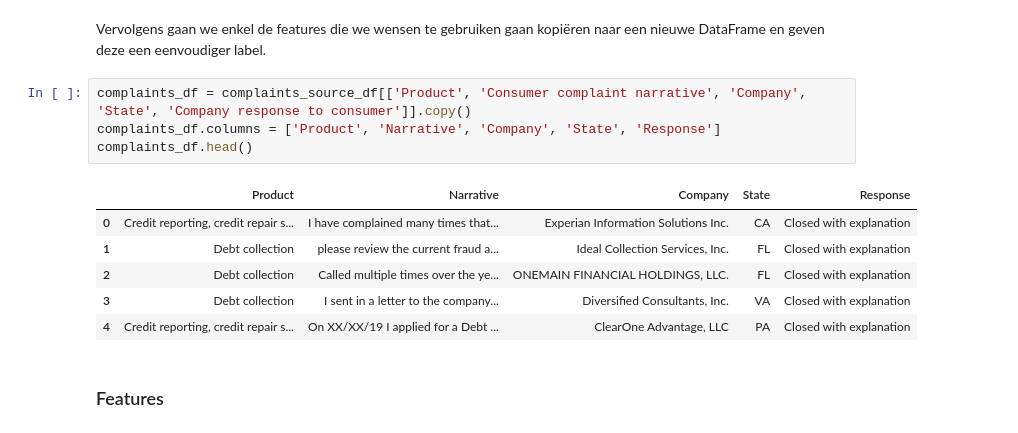
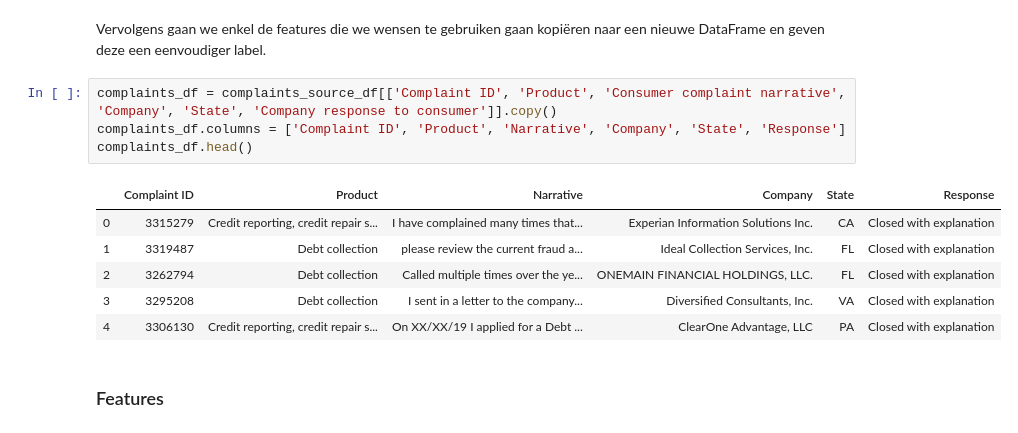
Before and after one commit to WouterStemgee/applied-machine-learning-consumer-complaints-database, a Jupyter notebook: sprint3/sprint3.ipynb, the cells around one changed output. Drawn from its saved outputs; the diff is of its cells as text.

```diff
--- a/sprint3/sprint3.ipynb
+++ b/sprint3/sprint3.ipynb
@@ -46,16 +46,16 @@ complaints_source_df.head()
 # %% [markdown]
 Vervolgens gaan we enkel de features die we wensen te gebruiken gaan kopiëren naar een nieuwe DataFrame en geven deze een eenvoudiger label.
 # %%
-complaints_df = complaints_source_df[['Product', 'Consumer complaint narrative', 'Company', 'State', 'Company response to consumer']].copy()
-complaints_df.columns = ['Product', 'Narrative', 'Company', 'State', 'Response']
+complaints_df = complaints_source_df[['Complaint ID', 'Product', 'Consumer complaint narrative', 'Company', 'State', 'Company response to consumer']].copy()
+complaints_df.columns = ['Complaint ID', 'Product', 'Narrative', 'Company', 'State', 'Response']
 complaints_df.head()
 # %% [output]
-|  | Product | Narrative | Company | State | Response |
-| 0 | Credit reporting, credit repair s... | I have complained many times that... | Experian Information Solutions Inc. | CA | Closed with explanation |
-| 1 | Debt collection | please review the current fraud a... | Ideal Collection Services, Inc. | FL | Closed with explanation |
-| 2 | Debt collection | Called multiple times over the ye... | ONEMAIN FINANCIAL HOLDINGS, LLC. | FL | Closed with explanation |
-| 3 | Debt collection | I sent in a letter to the company... | Diversified Consultants, Inc. | VA | Closed with explanation |
-| 4 | Credit reporting, credit repair s... | On XX/XX/19 I applied for a Debt ... | ClearOne Advantage, LLC | PA | Closed with explanation |
+|  | Complaint ID | Product | Narrative | Company | State | Response |
+| 0 | 3315279 | Credit reporting, credit repair s... | I have complained many times that... | Experian Information Solutions Inc. | CA | Closed with explanation |
+| 1 | 3319487 | Debt collection | please review the current fraud a... | Ideal Collection Services, Inc. | FL | Closed with explanation |
+| 2 | 3262794 | Debt collection | Called multiple times over the ye... | ONEMAIN FINANCIAL HOLDINGS, LLC. | FL | Closed with explanation |
+| 3 | 3295208 | Debt collection | I sent in a letter to the company... | Diversified Consultants, Inc. | VA | Closed with explanation |
+| 4 | 3306130 | Credit reporting, credit repair s... | On XX/XX/19 I applied for a Debt ... | ClearOne Advantage, LLC | PA | Closed with explanation |
 # %% [markdown]
 ### Features
 # %% [markdown]
```
Also changed, not shown: parts of 18 cells of this notebook, 2 other files.
